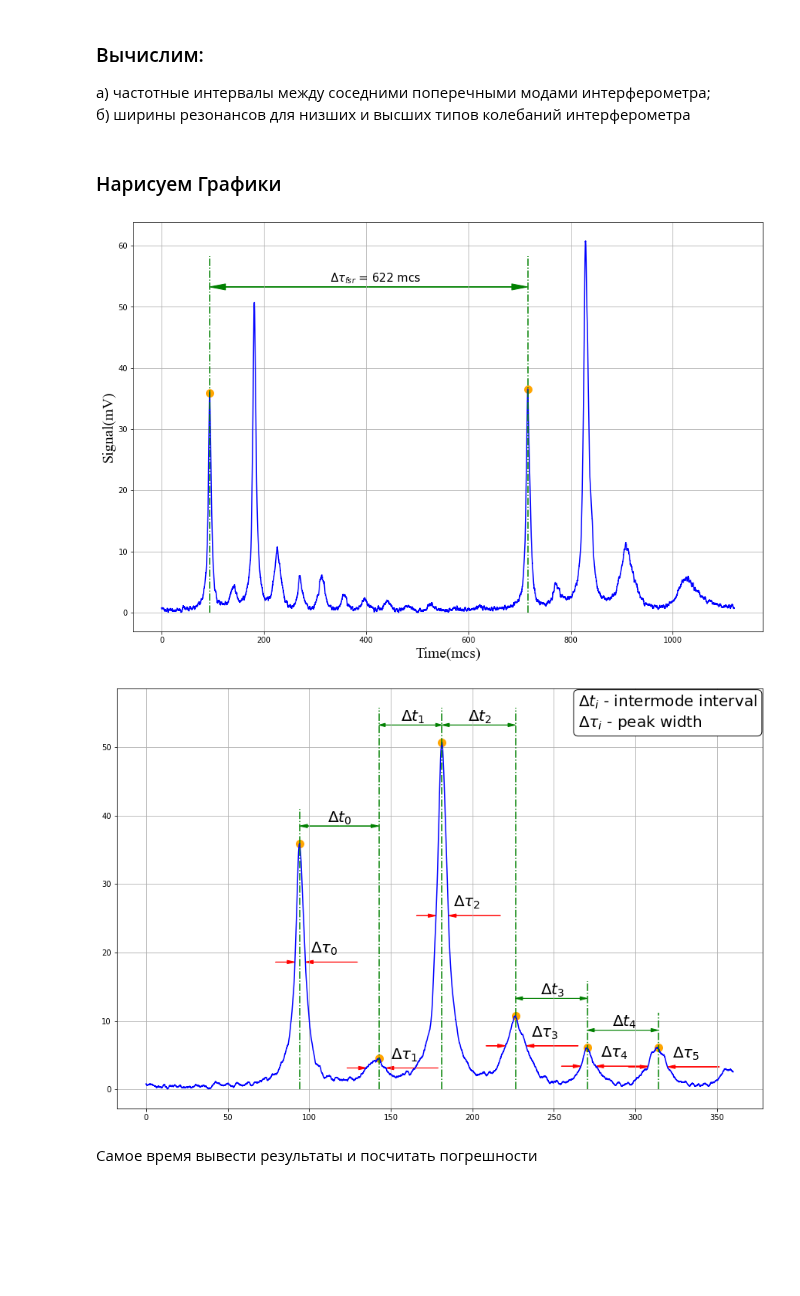
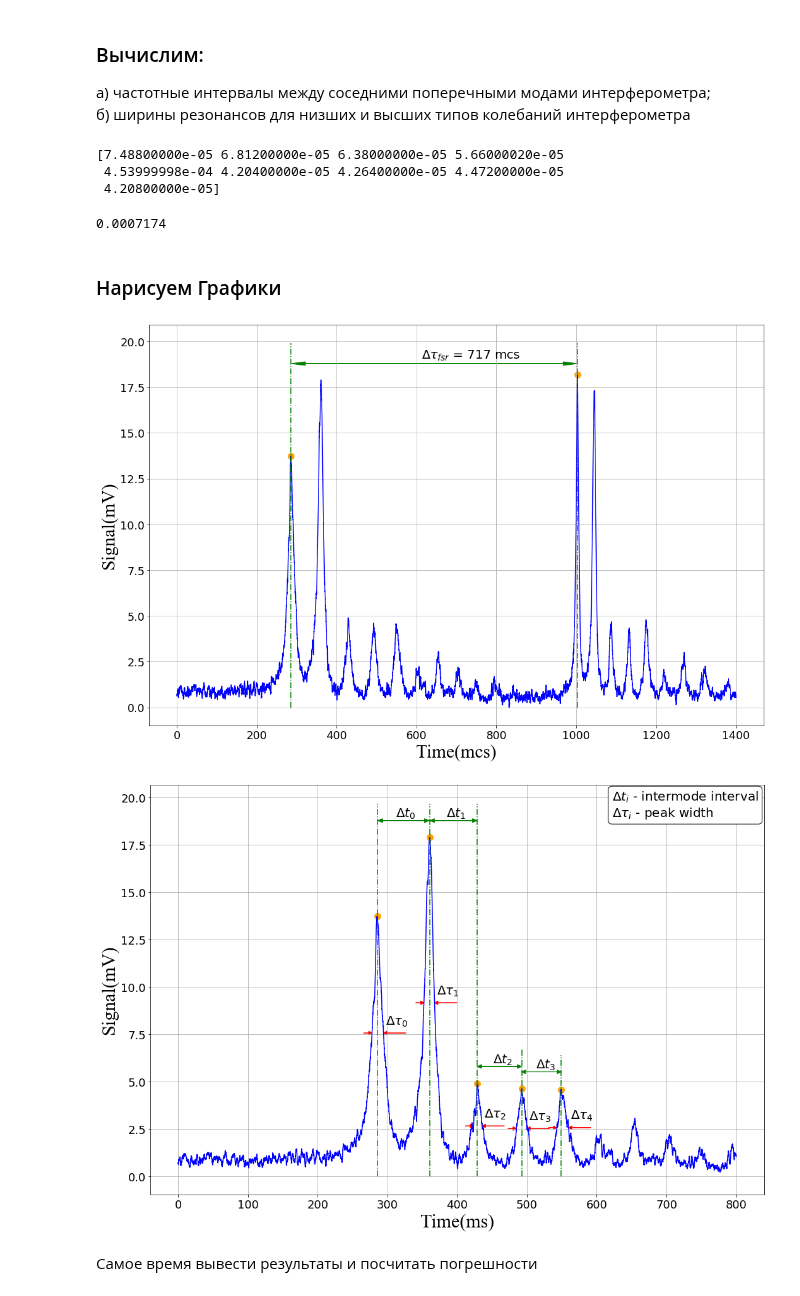
Before and after one commit to starosta39/laboratory_work, a Jupyter notebook: open_optical_resonator/Open_optical_resonator.ipynb, the cells around one changed output. Saved outputs shown, nothing was run; the diff lists cells and outputs as text; code cells hidden in the pictures; blank space fills up the shorter version.

```diff
--- a/open_optical_resonator/Open_optical_resonator.ipynb
+++ b/open_optical_resonator/Open_optical_resonator.ipynb
@@ -526,7 +541,7 @@ plt.savefig(save_path + "\\" + "full_graph_of_mod_agr_generation.jpg")
 # %%
 #Сдвинем для удобства
-signal_oor_mod_agr_filtred_crop = copy.copy(signal_oor_mod_agr[35000:63000])
-time_mod_agr_crop = copy.copy(time_mod_agr[35000:63000])
+signal_oor_mod_agr_filtred_crop = copy.copy(signal_oor_mod_agr[20000:55000])
+time_mod_agr_crop = copy.copy(time_mod_agr[20000:55000])
 time_mod_agr_crop = time_mod_agr_crop - time_mod_agr_crop[0]
 signal_oor_mod_agr_filtred_crop = signal_oor_mod_agr_filtred_crop - signal_oor_mod_agr_filtred_crop.min()
 # %%
@@ -540,13 +557,13 @@ ax.grid()
 # %%
 max_time_mod_agr_filtred_crop, max_signal_oor_mod_agr_filtred_crop, max_ind_mod_agr_filtred_crop = find_max([time_mod_agr_crop, signal_oor_mod_agr_filtred_crop],
-                                                                                                                  prominence = 0.002,
+                                                                                                                  prominence = 0.003,
                                                                                                                   distance = 300
                                                                                                                  )
 # %%
-#удалим ненужные пики
-max_time_mod_agr_filtred_crop = np.delete(max_time_mod_agr_filtred_crop, [6,7])
-max_signal_oor_mod_agr_filtred_crop = np.delete(max_signal_oor_mod_agr_filtred_crop, [6,7])
-max_ind_mod_agr_filtred_crop = np.delete(max_ind_mod_agr_filtred_crop, [6,7])
+# #удалим ненужные пики
+# max_time_mod_agr_filtred_crop = np.delete(max_time_mod_agr_filtred_crop, [6,7])
+# max_signal_oor_mod_agr_filtred_crop = np.delete(max_signal_oor_mod_agr_filtred_crop, [6,7])
+# max_ind_mod_agr_filtred_crop = np.delete(max_ind_mod_agr_filtred_crop, [6,7])
 # %% [markdown]
 Информация о максимумах
 # %%
@@ -568,16 +585,24 @@ right_coord_indx_mod_agr_crop = np.round(right_coord_indx_mod_agr_crop).astype('
 # частотные интервалы между соседними поперечными модами интерферометра
 freq_interval_mod_agr = np.diff(max_time_mod_agr_filtred_crop) * alpha
 tau_freq_interval_mod_agr = np.diff(max_time_mod_agr_filtred_crop)
-freq_interval_mod_agr = np.delete(freq_interval_mod_agr, 5)
-tau_freq_interval_mod_agr = np.delete(tau_freq_interval_mod_agr,5)
+print(tau_freq_interval_mod_agr)
+freq_interval_mod_agr = np.delete(freq_interval_mod_agr, 4)
+tau_freq_interval_mod_agr = np.delete(tau_freq_interval_mod_agr,4)
+# %% [output]
+[7.48800000e-05 6.81200000e-05 6.38000000e-05 5.66000020e-05
+ 4.53999998e-04 4.20400000e-05 4.26400000e-05 4.47200000e-05
+ 4.20800000e-05]
 # %%
 # ширины резонансов для низших и высших типов колебаний интерферометра
 peak_width_mod_agr_crop = calc_width(left_coord_indx_mod_agr_crop, right_coord_indx_mod_agr_crop, time_mod_agr_crop) * alpha
 tau_peak_width_mod_agr_crop = calc_width(left_coord_indx_mod_agr_crop, right_coord_indx_mod_agr_crop, time_mod_agr_crop)
 # %%
 # Область свободной дисперсии
-tau_fsr_mod_agr = max_time_mod_agr_filtred_crop[6] - max_time_mod_agr_filtred_crop[0]
+tau_fsr_mod_agr = max_time_mod_agr_filtred_crop[5] - max_time_mod_agr_filtred_crop[0]
+print(tau_fsr_mod_agr)
 fsr_mod_agr = tau_fsr_mod_agr * alpha
+# %% [output]
+0.0007174
 # %% [markdown]
 ### Нарисуем Графики
 # %%
@@ -596,17 +621,17 @@ tau_high = arrow_high * 1.015
 fig = plt.figure(figsize=(15, 10))
 ax = fig.add_subplot(1,1,1)
 ax.plot(time_mod_agr_crop * time_coef, signal_oor_mod_agr_filtred_crop * ampl_coef , c = 'blue')
-ax.set_xlabel('Time(mcs)',{'fontname':'Times New Roman'},fontweight='light',color='k', fontsize=20)
-ax.set_ylabel("Signal(mV)",{'fontname':'Times New Roman'},fontweight='light',color='k', fontsize=20)
-ax.text(tau_centre * time_coef, tau_high * ampl_coef, "$Δτ_{fsr}$ = 622 mcs",fontsize = 15)
+ax.set_xlabel('Time(mcs)',{'fontname':'Times New Roman'},fontweight='light',color='k', fontsize=30)
+ax.set_ylabel("Signal(mV)",{'fontname':'Times New Roman'},fontweight='light',color='k', fontsize=30)
+ax.text(tau_centre * time_coef, tau_high * ampl_coef, "$Δτ_{fsr}$ = 717 mcs",fontsize = 20)
 ax.scatter(
             time_mod_agr_crop[max_ind_mod_agr_filtred_crop[0]] * time_coef,
             signal_oor_mod_agr_filtred_crop[max_ind_mod_agr_filtred_crop[0]] * ampl_coef,
             color='orange', s=100, marker='o'
             )
 ax.scatter(
-            time_mod_agr_crop[max_ind_mod_agr_filtred_crop[6]] * time_coef,
-            signal_oor_mod_agr_filtred_crop[max_ind_mod_agr_filtred_crop[6]] * ampl_coef,
+            time_mod_agr_crop[max_ind_mod_agr_filtred_crop[5]] * time_coef,
+            signal_oor_mod_agr_filtred_crop[max_ind_mod_agr_filtred_crop[5]] * ampl_coef,
             color='orange', s=100, marker='o'
             )
 ax.vlines(
@@ -614,7 +639,7 @@ ax.vlines(
             ymin = 0, ymax = max_line_length * ampl_coef, color = 'green',linestyles = 'dashdot'
             )
 ax.vlines(
-          time_mod_agr_crop[max_ind_mod_agr_filtred_crop[6]]* time_coef,
+          time_mod_agr_crop[max_ind_mod_agr_filtred_crop[5]]* time_coef,
           ymin = 0, ymax = max_line_length * ampl_coef, color = 'green',linestyles = 'dashdot'
             )
 ax.arrow(
@@ -626,35 +651,37 @@ ax.arrow(
           head_width=arrow_head_width* ampl_coef, head_length=arrow_head_length *time_coef , color = 'g'
         )
 ax.grid()
-plt.savefig(save_path + "\\" + "mod_agr_AFD.jpg")
+plt.tight_layout()
+plt.tick_params(axis='both', which='major', labelsize=18)
+plt.savefig(save_path + "\\" + "mod_agr_fsr.jpg")
 # %% [output]
-[figure, old version]
+[figure, new version]
 # %%
 time_coef = 1e+6
 l_range = 0
-r_range = 9000
+r_range = 20000
 ampl_coef = 1e+3
-line_width = 0.5*1e-3
+line_width = 2*1e-4
 arrow_head_width = line_width
 arrow_params = calc_arrow_params(
-                                 left_coord_indx_mod_agr_crop[:6],
-                                 right_coord_indx_mod_agr_crop[:6],
-                                 half_level_mod_agr_crop[:6],
+                                 left_coord_indx_mod_agr_crop[:5],
+                                 right_coord_indx_mod_agr_crop[:5],
+                                 half_level_mod_agr_crop[:5],
                                  300,
                                  800,
                                  time_mod_agr_crop[l_range:r_range],
                                  0.4
                                 )
-arrow_params_2 = calc_arrow_params_2(max_ind=max_ind_mod_agr_filtred_crop[:6] ,
+arrow_params_2 = calc_arrow_params_2(max_ind=max_ind_mod_agr_filtred_crop[:5] ,
                                      time=time_mod_agr_crop,
-                                     max_level=max_signal_oor_mod_agr_filtred_crop[:6],
+                                     max_level=max_signal_oor_mod_agr_filtred_crop[:5],
                                      arrow_head_procent=0.2,
                                      tau_step = 0.7
                                      )
 
-vlines_params = calc_vlines_params(max_ind=max_ind_mod_agr_filtred_crop[:6] ,
+vlines_params = calc_vlines_params(max_ind=max_ind_mod_agr_filtred_crop[:5] ,
                                    time=time_mod_agr_crop,
-                                   max_level=max_signal_oor_mod_agr_filtred_crop[:6],
+                                   max_level=max_signal_oor_mod_agr_filtred_crop[:5],
                                    start=0)
 # %%
 fig = plt.figure(figsize=(15, 10))
@@ -663,49 +690,52 @@ ax.plot(
         time_mod_agr_crop[l_range:r_range] * time_coef,
         signal_oor_mod_agr_filtred_crop[l_range:r_range] * ampl_coef , c = 'blue'
         )
-
+ax.set_xlabel('Time(ms)',{'fontname':'Times New Roman'},fontweight='light',color='k', fontsize=30)
+ax.set_ylabel("Signal(mV)",{'fontname':'Times New Roman'},fontweight='light',color='k', fontsize=30)
 box = {'facecolor':'white',
        'edgecolor': 'black',
        'boxstyle': 'round'}
 
-ax.text(265, 53, ('$Δt_{i}$ - intermode interval\n$Δτ_{i}$ - peak width '),
+ax.text(622, 19, ('$Δt_{i}$ - intermode interval\n$Δτ_{i}$ - peak width '),
         bbox = box,
         color = 'black',
         fontsize = 20)
 
-for i in range(6):
+for i in range(len(arrow_params[0])):
     ax.arrow(
              arrow_params[0][i] * time_coef,  arrow_params[7][i] * ampl_coef, + arrow_params[1][i] * time_coef, 0,
              head_width=arrow_head_width * ampl_coef, head_length=arrow_params[6][i] * time_coef, color = 'r'
             )
     ax.arrow(
              arrow_params[2][i] * time_coef,  arrow_params[7][i] * ampl_coef, -arrow_params[3][i] * time_coef, 0,
              head_width=arrow_head_width * ampl_coef, head_length=arrow_params[6][i] * time_coef, color = 'r'
             )
     ax.scatter(
             max_time_mod_agr_filtred_crop[i] * time_coef,  max_signal_oor_mod_agr_filtred_crop[i] * ampl_coef,
             color='orange', s=100, marker='o'
                 )
     ax.text(arrow_params[8][i] * time_coef, arrow_params[9][i] * ampl_coef, "$Δτ_{0}$".format(str(i)), fontsize = 20)
     ax.vlines(vlines_params[i][0] * time_coef, ymin = vlines_params[i][1] * ampl_coef,
             ymax = vlines_params[i][2] * ampl_coef, color = 'green', linestyles = 'dashdot'
             )
-for i in range(5):
+for i in range(len(arrow_params_2)):
     ax.arrow(
              arrow_params_2[i][0] * time_coef,  arrow_params_2[i][1] * ampl_coef, + arrow_params_2[i][2] * time_coef, 0,
              head_width=arrow_head_width * ampl_coef, head_length=arrow_params_2[i][3] * time_coef, color = 'g'
             )
     ax.arrow(
              arrow_params_2[i][0] * time_coef,  arrow_params_2[i][1] * ampl_coef, -arrow_params_2[i][2] * time_coef, 0,
              head_width=arrow_head_width * ampl_coef, head_length=arrow_params_2[i][3] * time_coef, color = 'g'
             )
 
 
     ax.text(arrow_params_2[i][4] * time_coef, arrow_params_2[i][5] * ampl_coef, "$Δt_{0}$".format(str(i)), fontsize = 20)
 ax.grid()
+plt.tight_layout()
+plt.tick_params(axis='both', which='major', labelsize=18)
 plt.savefig(save_path + "\\" + "mod_agr_widths.jpg")
 # %% [output]
-[figure, old version]
+[figure, new version]
 # %% [markdown]
 Самое время вывести результаты и посчитать погрешности
 # %% [markdown]
```
Also changed, not shown: parts of 36 cells of this notebook, 15 other files.
